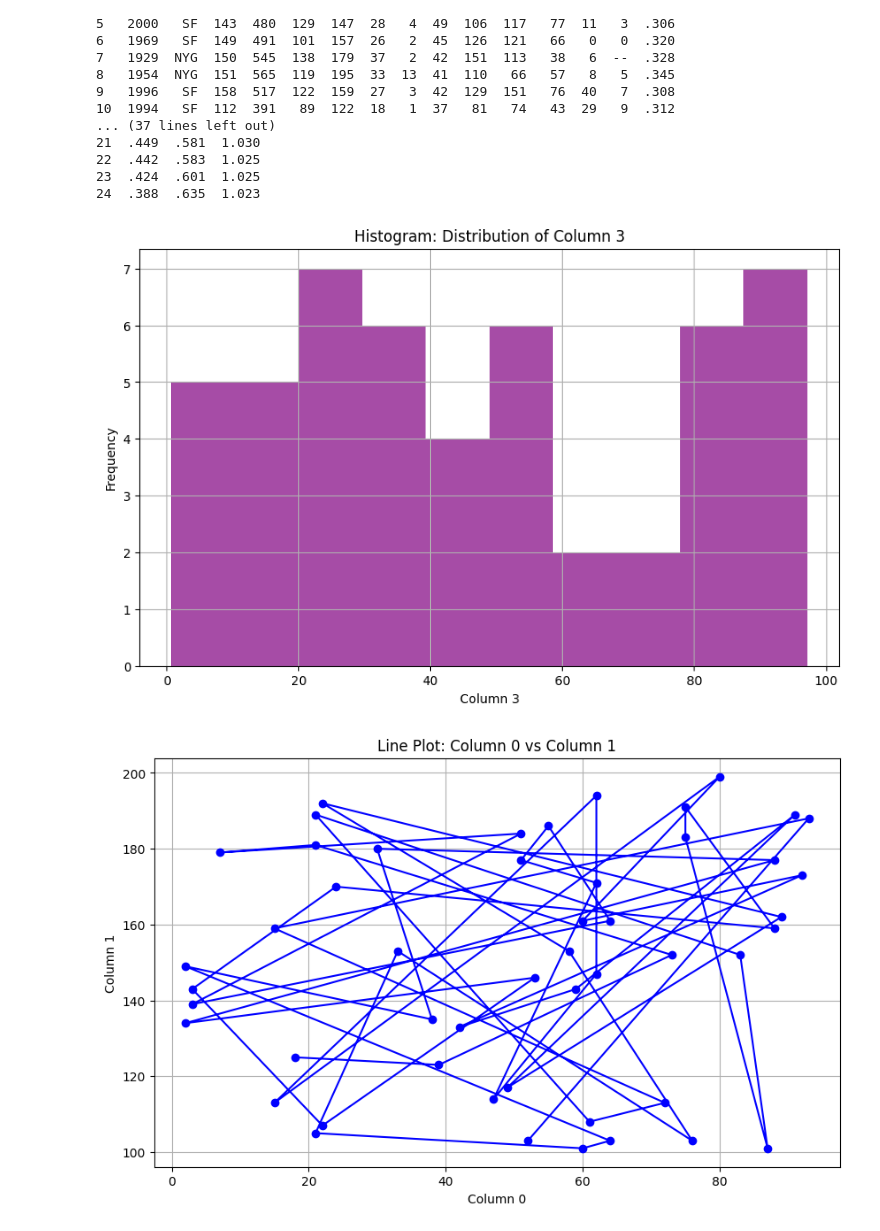
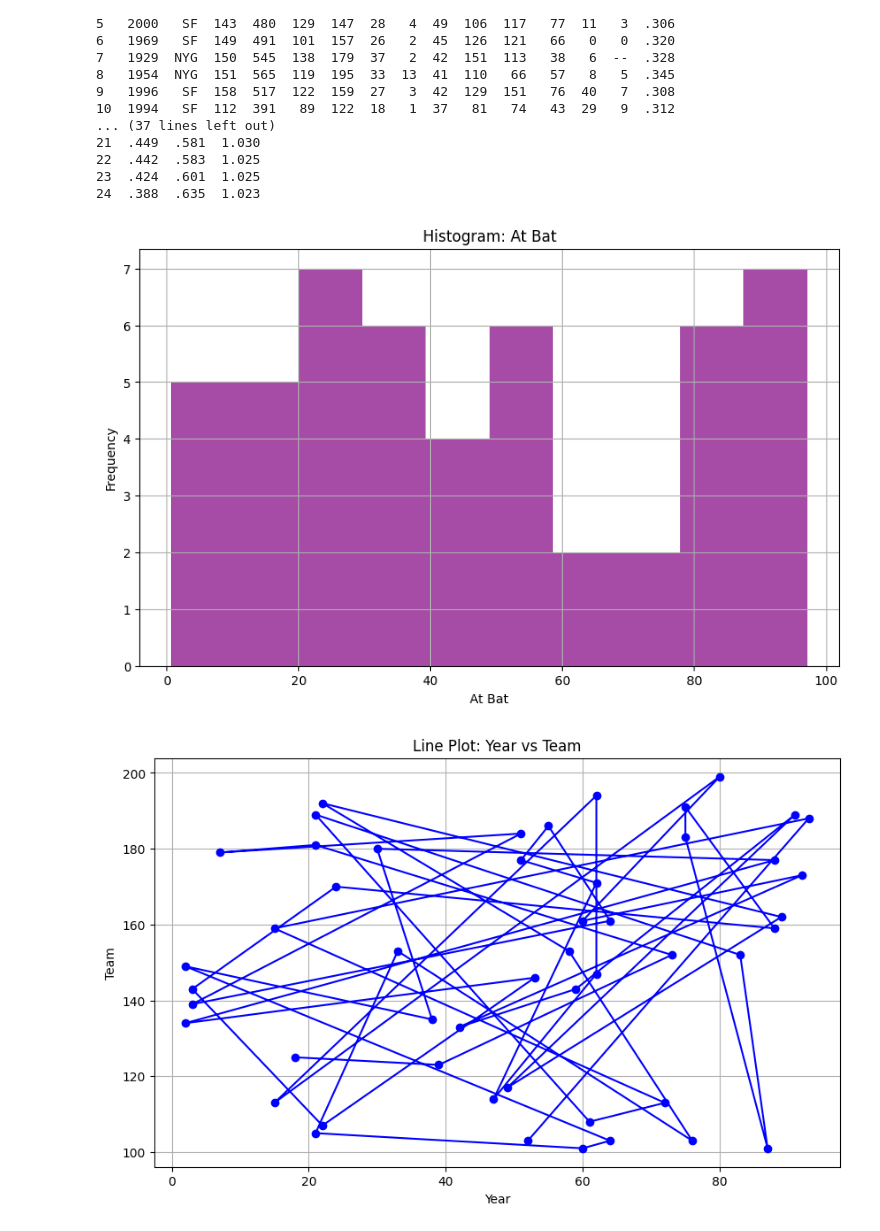
Before and after one commit to 4GeeksAcademy/tdestryk-web-scraping-project-tutorial, a Jupyter notebook: src/explore.ipynb, the cells around one changed output. Drawn from its saved outputs; the diff is of its cells as text; code cells hidden in the pictures.

```diff
--- a/src/explore.ipynb
+++ b/src/explore.ipynb
@@ -105,39 +105,39 @@ conn.close()
 # %%
 import matplotlib.pyplot as plt
 import numpy as np
 import pandas as pd
 
 np.random.seed(42)
 df_cleaned = pd.DataFrame({
     0: np.random.randint(1, 100, 50),
     1: np.random.randint(100, 200, 50),
     2: np.random.randint(200, 300, 50),
     3: np.random.rand(50) * 100
 })
 
 plt.figure(figsize=(10, 6))
 plt.hist(df_cleaned[3], bins=10, color='purple', alpha=0.7)
-plt.title('Histogram: Distribution of Column 3')
-plt.xlabel('Column 3')
+plt.title('Histogram: At Bat')
+plt.xlabel('At Bat')
 plt.ylabel('Frequency')
 plt.grid(True)
 plt.show()
 
 plt.figure(figsize=(10, 6))
 plt.plot(df_cleaned[0], df_cleaned[1], marker='o', linestyle='-', color='blue')
-plt.title('Line Plot: Column 0 vs Column 1')
-plt.xlabel('Column 0')
-plt.ylabel('Column 1')
+plt.title('Line Plot: Year vs Team')
+plt.xlabel('Year')
+plt.ylabel('Team')
 plt.grid(True)
 plt.show()
 
 plt.figure(figsize=(10, 6))
 plt.scatter(df_cleaned[0], df_cleaned[2], color='green', alpha=0.6)
-plt.title('Scatter Plot: Column 0 vs Column 2')
-plt.xlabel('Column 0')
-plt.ylabel('Column 2')
+plt.title('Scatter Plot: Year Vs Games Played')
+plt.xlabel('Year')
+plt.ylabel('Games Played')
 plt.grid(True)
 plt.show()
 # %% [output]
-[figure, old version]
+[figure, new version]
-[figure, old version]
+[figure, new version]
```
Also changed, not shown: parts of 1 cell of this notebook, 1 other file.
